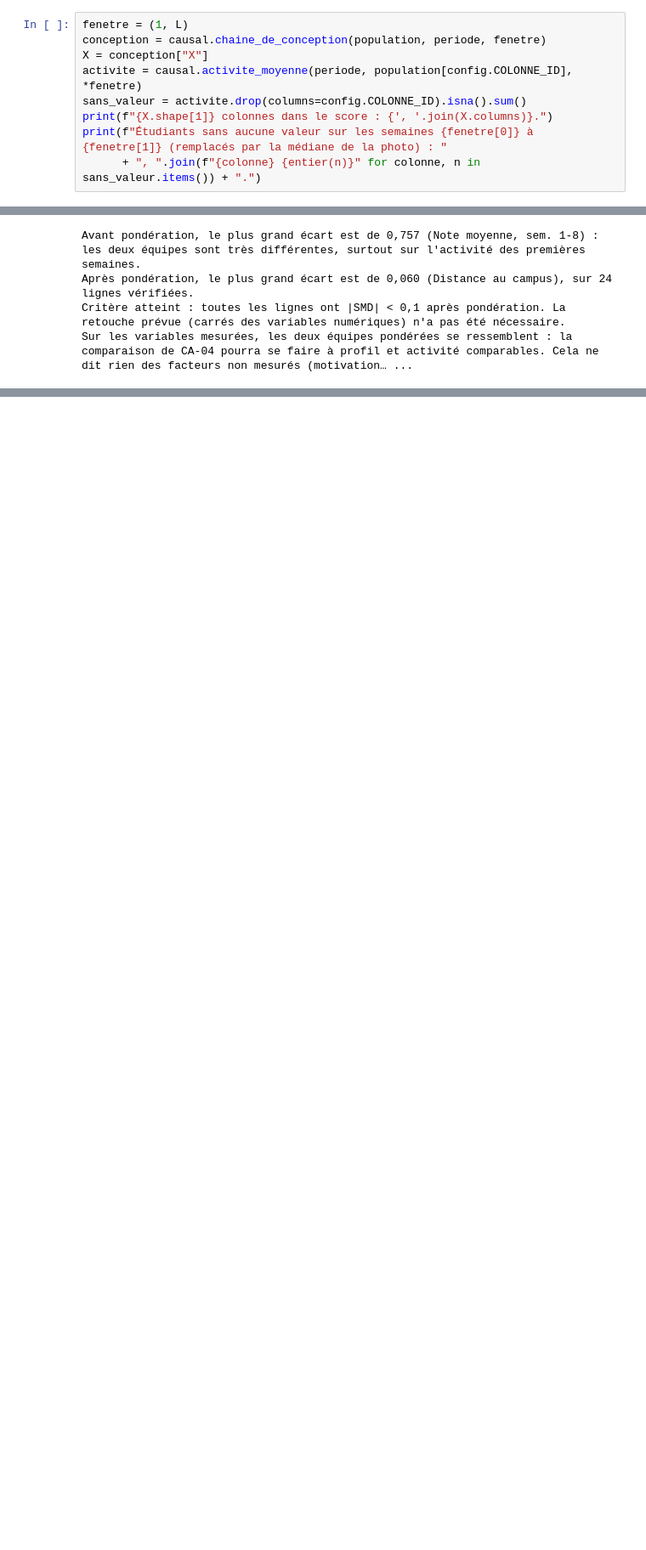
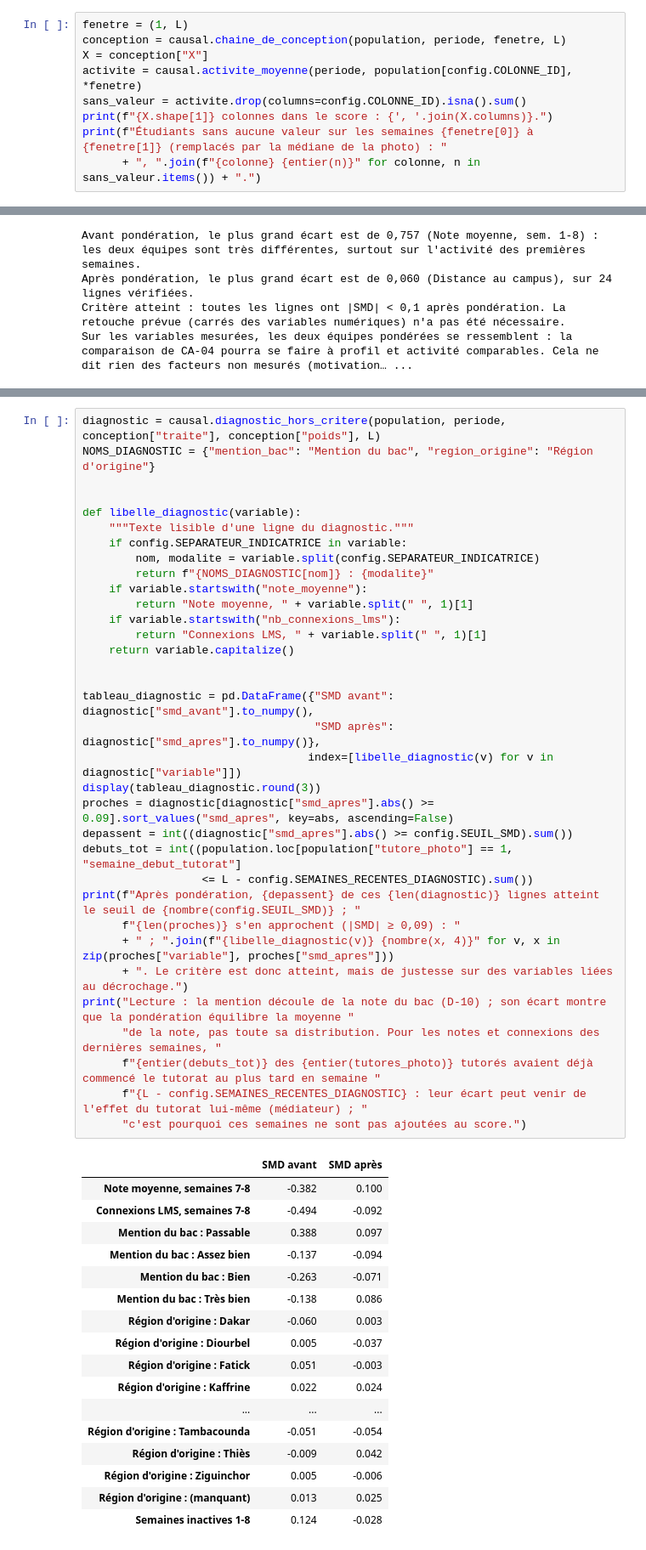
Before and after one commit to saliou489/horizon-decrochage-tutorat, a Jupyter notebook: notebooks/05_causal.ipynb, the cells around one changed output, grey strips where cells are left out. Shown at 85% size. Saved outputs shown, nothing was run; the diff lists cells and outputs as text; blank space fills up the shorter version.

Commit message:
CA-03 : corrections de la relecture RV02 (garde-fous, tests, DAG, diagnostic) (#20)
Co-Authored-By: Claude Opus 5.5 <noreply@anthropic.com>

```diff
--- a/notebooks/05_causal.ipynb
+++ b/notebooks/05_causal.ipynb
@@ -227,7 +235,7 @@ Photo retenue (fin de la semaine 8) : 4 316 étudiants, dont 773 tutorés (17,9
 Le **score de propension** est la probabilité, pour un étudiant de la photo, d'être tutoré compte tenu de son profil et de son activité des semaines 1 à 8. Il est estimé par une régression logistique sans pénalité (D-56) ; il ne fait intervenir ni la durée de suivi ni le décrochage.
 # %%
 fenetre = (1, L)
-conception = causal.chaine_de_conception(population, periode, fenetre)
+conception = causal.chaine_de_conception(population, periode, fenetre, L)
 X = conception["X"]
 activite = causal.activite_moyenne(periode, population[config.COLONNE_ID], *fenetre)
 sans_valeur = activite.drop(columns=config.COLONNE_ID).isna().sum()
@@ -449,0 +462,52 @@ Sur les variables mesurées, les deux équipes pondérées se ressemblent : la c
+# %%
+diagnostic = causal.diagnostic_hors_critere(population, periode, conception["traite"], conception["poids"], L)
+NOMS_DIAGNOSTIC = {"mention_bac": "Mention du bac", "region_origine": "Région d'origine"}
+
+
+def libelle_diagnostic(variable):
+    """Texte lisible d'une ligne du diagnostic."""
+    if config.SEPARATEUR_INDICATRICE in variable:
+        nom, modalite = variable.split(config.SEPARATEUR_INDICATRICE)
+        return f"{NOMS_DIAGNOSTIC[nom]} : {modalite}"
+    if variable.startswith("note_moyenne"):
+        return "Note moyenne, " + variable.split(" ", 1)[1]
+    if variable.startswith("nb_connexions_lms"):
+        return "Connexions LMS, " + variable.split(" ", 1)[1]
+    return variable.capitalize()
+
+
+tableau_diagnostic = pd.DataFrame({"SMD avant": diagnostic["smd_avant"].to_numpy(),
+                                   "SMD après": diagnostic["smd_apres"].to_numpy()},
+                                  index=[libelle_diagnostic(v) for v in diagnostic["variable"]])
+display(tableau_diagnostic.round(3))
+proches = diagnostic[diagnostic["smd_apres"].abs() >= 0.09].sort_values("smd_apres", key=abs, ascending=False)
+depassent = int((diagnostic["smd_apres"].abs() >= config.SEUIL_SMD).sum())
+debuts_tot = int((population.loc[population["tutore_photo"] == 1, "semaine_debut_tutorat"]
+                  <= L - config.SEMAINES_RECENTES_DIAGNOSTIC).sum())
+print(f"Après pondération, {depassent} de ces {len(diagnostic)} lignes atteint le seuil de {nombre(config.SEUIL_SMD)} ; "
+      f"{len(proches)} s'en approchent (|SMD| ≥ 0,09) : "
+      + " ; ".join(f"{libelle_diagnostic(v)} {nombre(x, 4)}" for v, x in zip(proches["variable"], proches["smd_apres"]))
+      + ". Le critère est donc atteint, mais de justesse sur des variables liées au décrochage.")
+print("Lecture : la mention découle de la note du bac (D-10) ; son écart montre que la pondération équilibre la moyenne "
+      "de la note, pas toute sa distribution. Pour les notes et connexions des dernières semaines, "
+      f"{entier(debuts_tot)} des {entier(tutores_photo)} tutorés avaient déjà commencé le tutorat au plus tard en semaine "
+      f"{L - config.SEMAINES_RECENTES_DIAGNOSTIC} : leur écart peut venir de l'effet du tutorat lui-même (médiateur) ; "
+      "c'est pourquoi ces semaines ne sont pas ajoutées au score.")
+# %% [output]
+|  | SMD avant | SMD après |
+| Note moyenne, semaines 7-8 | -0.382 | 0.100 |
+| Connexions LMS, semaines 7-8 | -0.494 | -0.092 |
+| Mention du bac : Passable | 0.388 | 0.097 |
+| Mention du bac : Assez bien | -0.137 | -0.094 |
+| Mention du bac : Bien | -0.263 | -0.071 |
+| Mention du bac : Très bien | -0.138 | 0.086 |
+| Région d'origine : Dakar | -0.060 | 0.003 |
+| Région d'origine : Diourbel | 0.005 | -0.037 |
+| Région d'origine : Fatick | 0.051 | -0.003 |
+| Région d'origine : Kaffrine | 0.022 | 0.024 |
+| ... | ... | ... |
+| Région d'origine : Tambacounda | -0.051 | -0.054 |
+| Région d'origine : Thiès | -0.009 | 0.042 |
+| Région d'origine : Ziguinchor | 0.005 | -0.006 |
+| Région d'origine : (manquant) | 0.013 | 0.025 |
+| Semaines inactives 1-8 | 0.124 | -0.028 |
```
Also changed, not shown: parts of 8 cells of this notebook, 4 other files.
